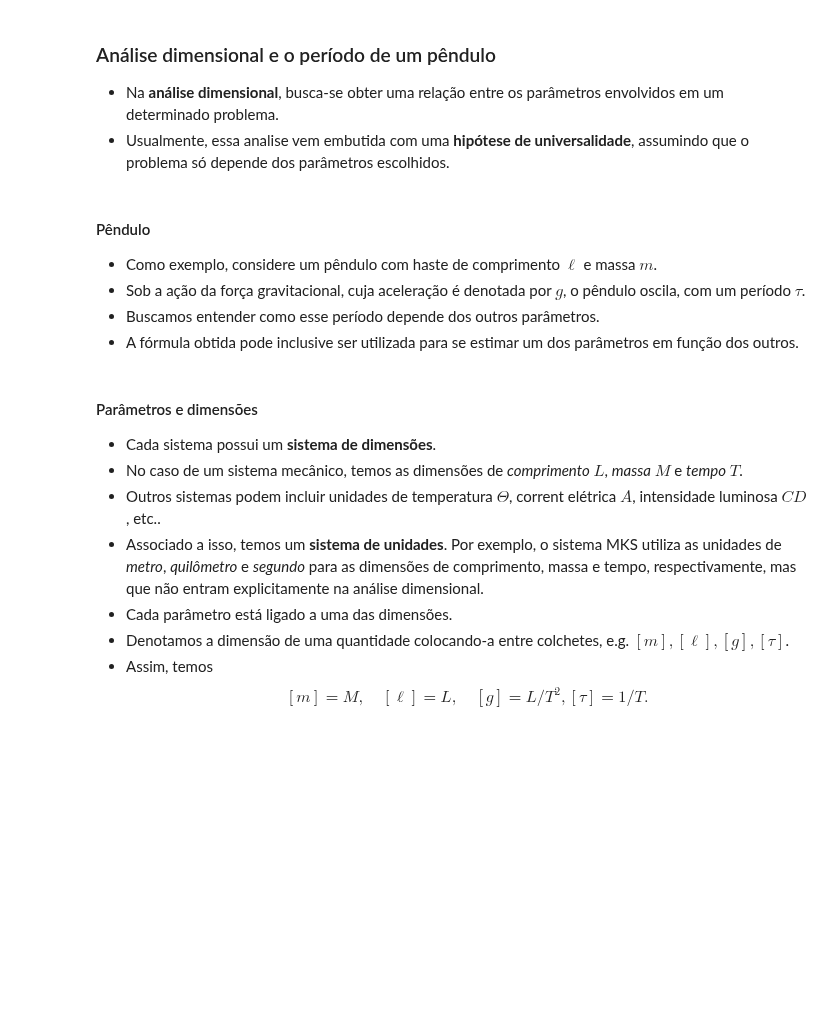
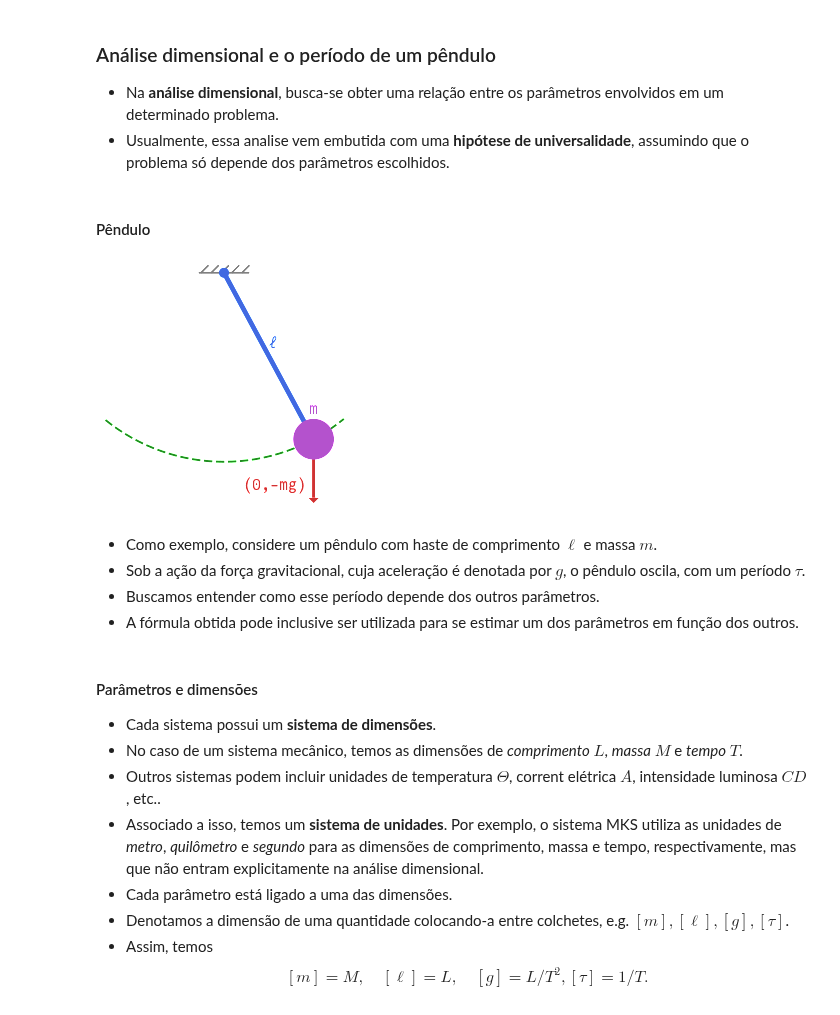
Before and after one commit to rmsrosa/modelagem_matematica, a Jupyter notebook: notas_de_aula/02.00-Principios_modelagem_matematica.ipynb, the cells around one changed output. Drawn from its saved outputs; the diff is of its cells as text; code cells hidden in the pictures; blank space fills up the shorter version.

```diff
--- a/notas_de_aula/02.00-Principios_modelagem_matematica.ipynb
+++ b/notas_de_aula/02.00-Principios_modelagem_matematica.ipynb
@@ -125,9 +131,13 @@ load("img/NileTilapia_WeightLength_512x373.png")
 
 * Na **análise dimensional**, busca-se obter uma relação entre os parâmetros envolvidos em um determinado problema.
 * Usualmente, essa analise vem embutida com uma **hipótese de universalidade**, assumindo que o problema só depende dos parâmetros escolhidos.
+# %% [markdown]
+#### Pêndulo
+# %%
+load(joinpath("img","pendulum_256x256.png"))
+# %% [output]
+[figure, added]
 # %% [markdown]
-#### Pêndulo
-
 * Como exemplo, considere um pêndulo com haste de comprimento $\ell$ e massa $m$.
 * Sob a ação da força gravitacional, cuja aceleração é denotada por $g$, o pêndulo oscila, com um período $\tau$.
 * Buscamos entender como esse período depende dos outros parâmetros.
```
Also changed, not shown: parts of 7 cells of this notebook, 4 other files.
